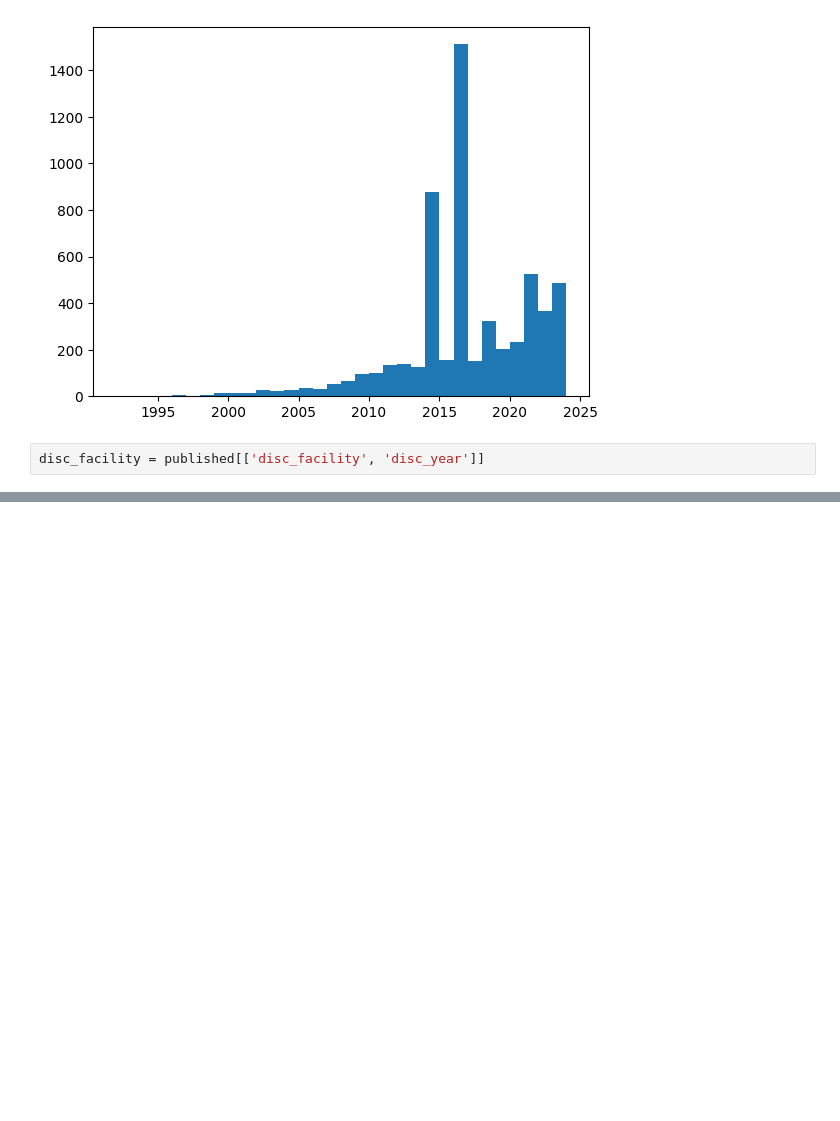
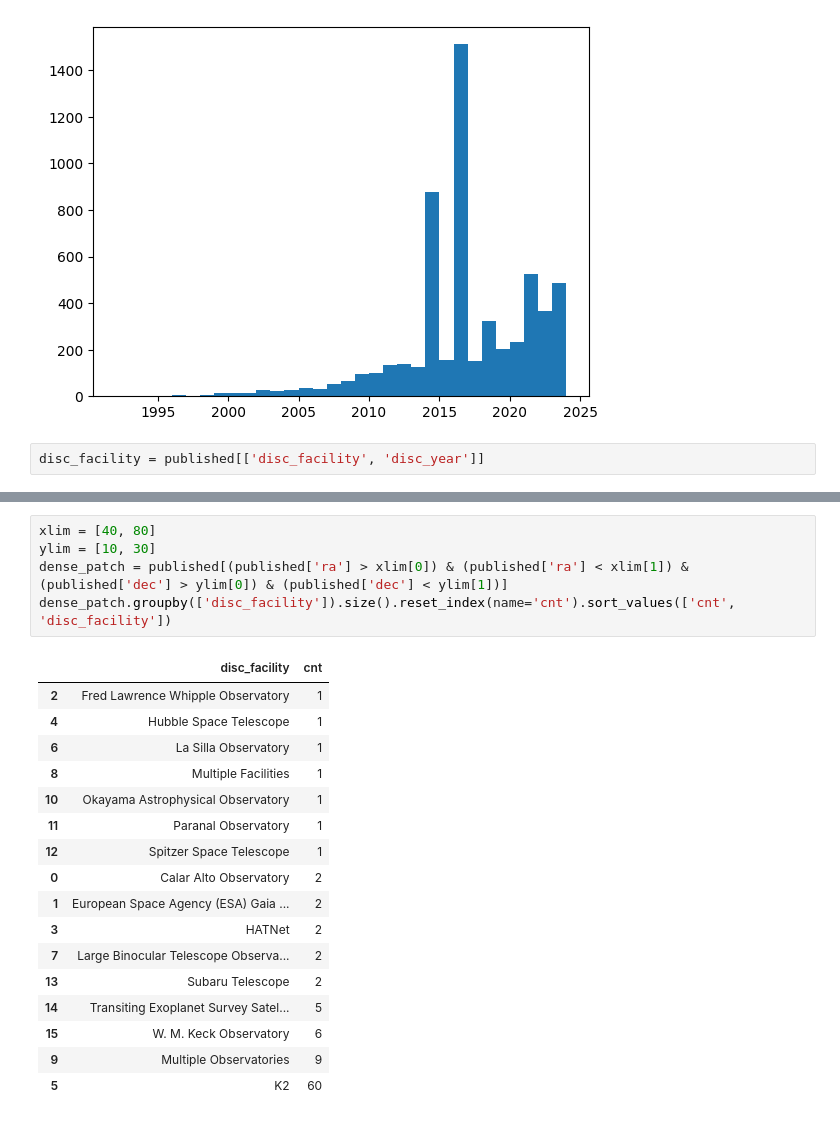
Before and after one commit to sophia268238/astronomy_ml, a Jupyter notebook: notebooks/exo_planet_stat.ipynb, the cells around one changed output, grey strips where cells are left out. Drawn from its saved outputs; the diff is of its cells as text; blank space fills up the shorter version.

```diff
--- a/notebooks/exo_planet_stat.ipynb
+++ b/notebooks/exo_planet_stat.ipynb
@@ -44,0 +118,23 @@ plt.grid()
+# %%
+xlim = [40, 80]
+ylim = [10, 30]
+dense_patch = published[(published['ra'] > xlim[0]) & (published['ra'] < xlim[1]) & (published['dec'] > ylim[0]) & (published['dec'] < ylim[1])]
+dense_patch.groupby(['disc_facility']).size().reset_index(name='cnt').sort_values(['cnt', 'disc_facility'])
+# %% [output]
+|  | disc_facility | cnt |
+| 2 | Fred Lawrence Whipple Observatory | 1 |
+| 4 | Hubble Space Telescope | 1 |
+| 6 | La Silla Observatory | 1 |
+| 8 | Multiple Facilities | 1 |
+| 10 | Okayama Astrophysical Observatory | 1 |
+| 11 | Paranal Observatory | 1 |
+| 12 | Spitzer Space Telescope | 1 |
+| 0 | Calar Alto Observatory | 2 |
+| 1 | European Space Agency (ESA) Gaia ... | 2 |
+| 3 | HATNet | 2 |
+| 7 | Large Binocular Telescope Observa... | 2 |
+| 13 | Subaru Telescope | 2 |
+| 14 | Transiting Exoplanet Survey Satel... | 5 |
+| 15 | W. M. Keck Observatory | 6 |
+| 9 | Multiple Observatories | 9 |
+| 5 | K2 | 60 |
```
Also changed, not shown: parts of 8 cells of this notebook, 1 other file.
